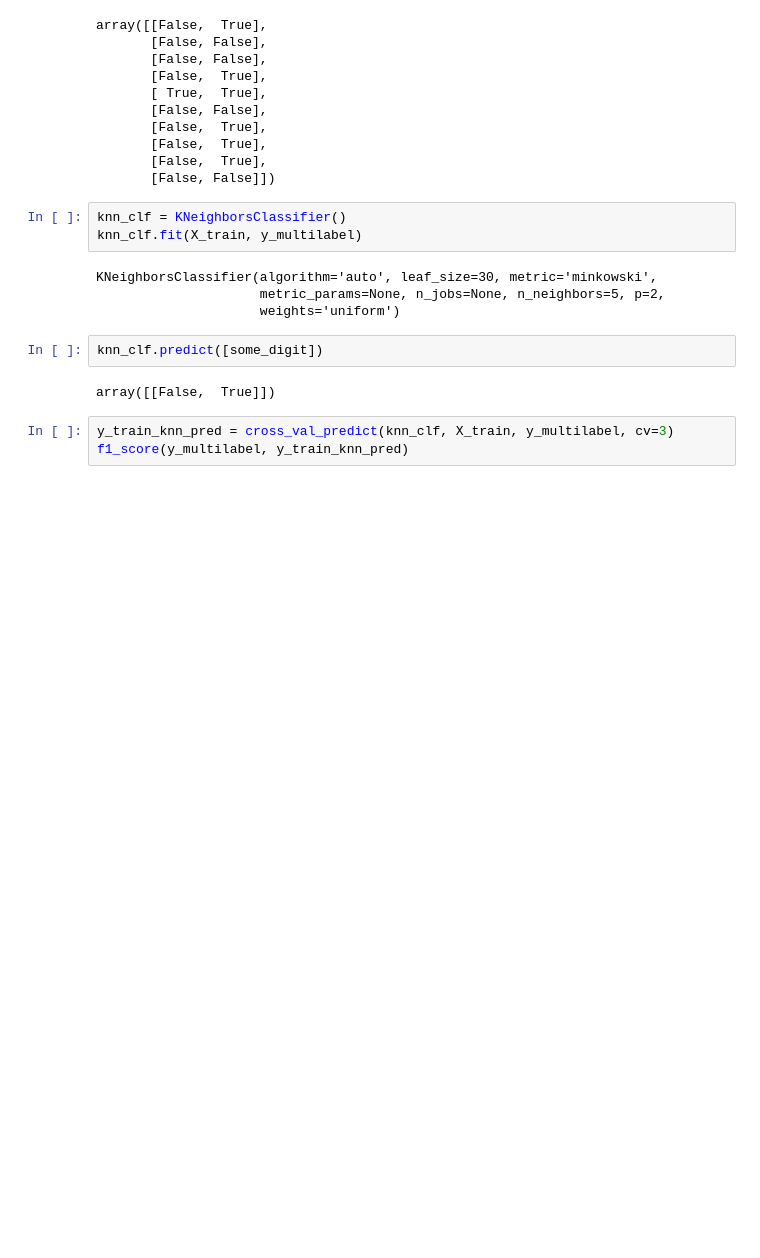
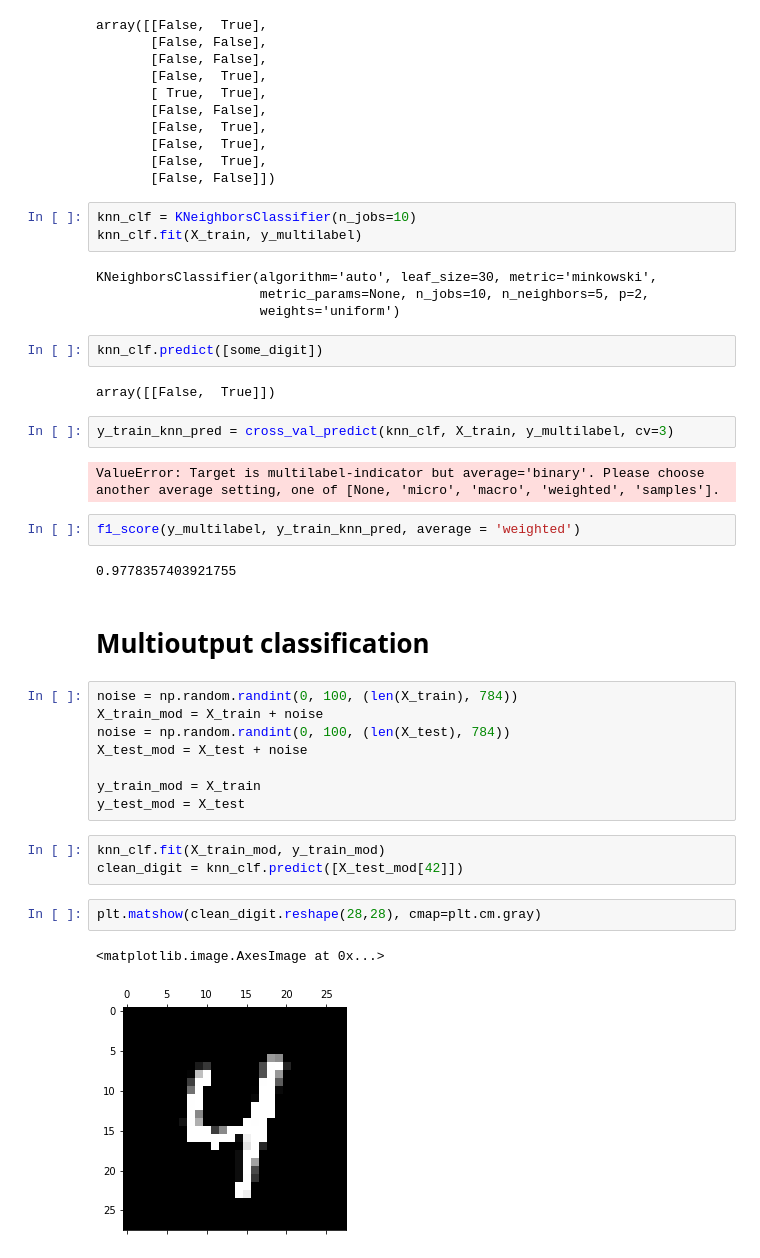
Before and after one commit to mkeyran/Hands-on-ml, a Jupyter notebook: Chapter_3.ipynb, the cells around one changed output. Saved outputs shown, nothing was run; the diff lists cells and outputs as text; blank space fills up the shorter version.

```diff
--- a/Chapter_3.ipynb
+++ b/Chapter_3.ipynb
@@ -225,11 +347,11 @@ array([[False,  True],
        [False,  True],
        [False, False]])
 # %%
-knn_clf = KNeighborsClassifier()
+knn_clf = KNeighborsClassifier(n_jobs=10)
 knn_clf.fit(X_train, y_multilabel)
 # %% [output]
 KNeighborsClassifier(algorithm='auto', leaf_size=30, metric='minkowski',
-                     metric_params=None, n_jobs=None, n_neighbors=5, p=2,
+                     metric_params=None, n_jobs=10, n_neighbors=5, p=2,
                      weights='uniform')
 # %%
 knn_clf.predict([some_digit])
@@ -237,4 +359,27 @@ knn_clf.predict([some_digit])
 array([[False,  True]])
 # %%
 y_train_knn_pred = cross_val_predict(knn_clf, X_train, y_multilabel, cv=3)
-f1_score(y_multilabel, y_train_knn_pred)
+# %% [output]
+ValueError: Target is multilabel-indicator but average='binary'. Please choose another average setting, one of [None, 'micro', 'macro', 'weighted', 'samples'].
+# %%
+f1_score(y_multilabel, y_train_knn_pred, average = 'weighted')
+# %% [output]
+0.9778357403921755
+# %% [markdown]
+# Multioutput classification
+# %%
+noise = np.random.randint(0, 100, (len(X_train), 784))
+X_train_mod = X_train + noise
+noise = np.random.randint(0, 100, (len(X_test), 784))
+X_test_mod = X_test + noise
+
+y_train_mod = X_train
+y_test_mod = X_test
+# %%
+knn_clf.fit(X_train_mod, y_train_mod)
+clean_digit = knn_clf.predict([X_test_mod[42]])
+# %%
+plt.matshow(clean_digit.reshape(28,28), cmap=plt.cm.gray)
+# %% [output]
+<matplotlib.image.AxesImage at 0x...>
+[figure, added]
```
Also changed, not shown: parts of 29 cells of this notebook.
